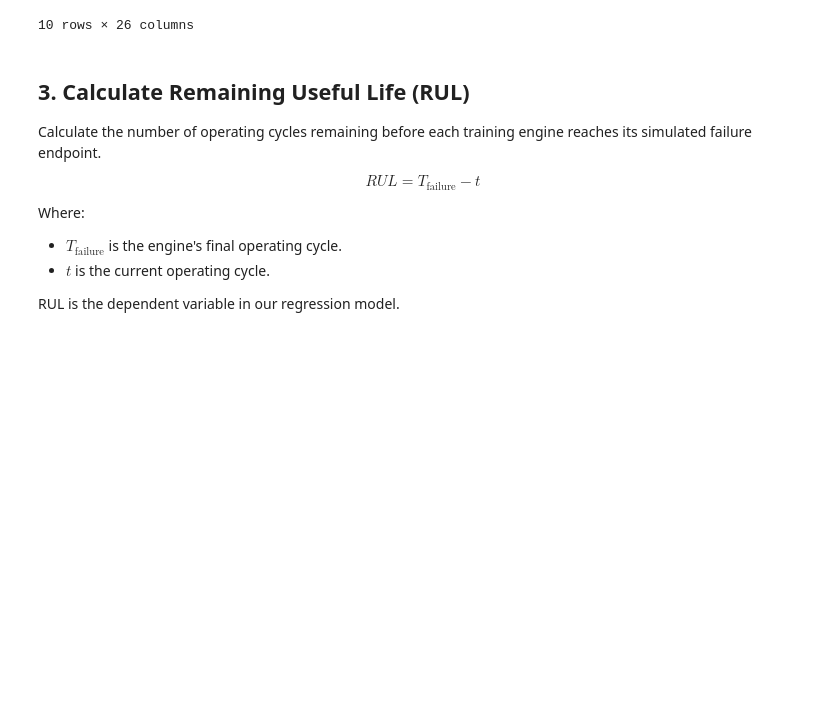
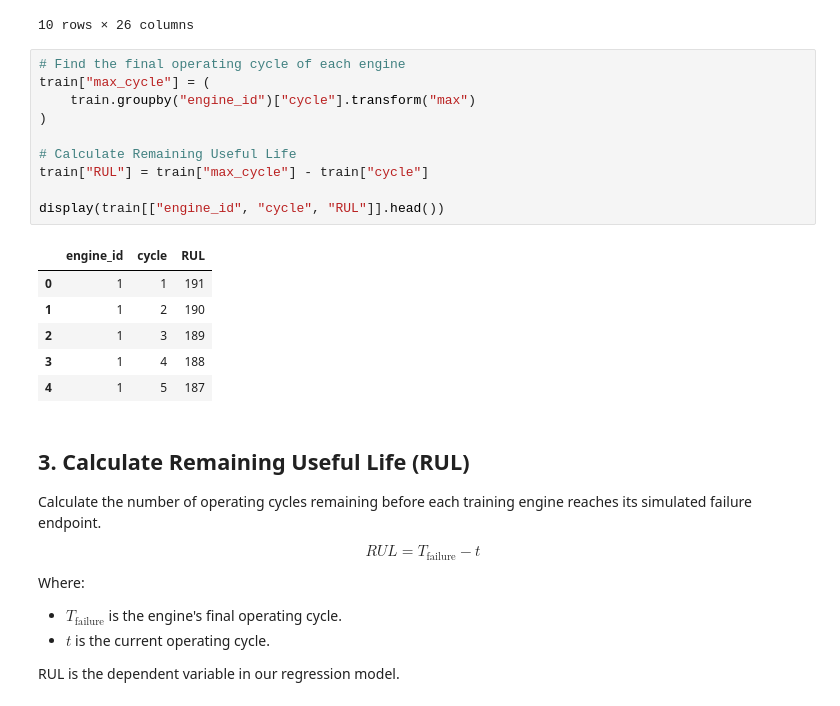
Before and after one commit to mmm1602/jet-engine-rul, a Jupyter notebook: notebooks/analysis.ipynb, the cells around one changed output. Cells and saved outputs as stored; diff of their text form; blank space fills up the shorter version.

```diff
--- a/notebooks/analysis.ipynb
+++ b/notebooks/analysis.ipynb
@@ -48,6 +48,23 @@ Number of engines: 100
 | 8 | 1 | 9 | 0.0008 | 0.0001 | 100.0 | 518.67 | 642.12 | 1590.98 | 1394.80 | 14.62 | ... |
 | 9 | 1 | 10 | -0.0033 | 0.0001 | 100.0 | 518.67 | 641.71 | 1591.24 | 1400.46 | 14.62 | ... |
 10 rows × 26 columns
+# %%
+# Find the final operating cycle of each engine
+train["max_cycle"] = (
+    train.groupby("engine_id")["cycle"].transform("max")
+)
+
+# Calculate Remaining Useful Life
+train["RUL"] = train["max_cycle"] - train["cycle"]
+
+display(train[["engine_id", "cycle", "RUL"]].head())
+# %% [output]
+|  | engine_id | cycle | RUL |
+| 0 | 1 | 1 | 191 |
+| 1 | 1 | 2 | 190 |
+| 2 | 1 | 3 | 189 |
+| 3 | 1 | 4 | 188 |
+| 4 | 1 | 5 | 187 |
 # %% [markdown]
 
 ## 3. Calculate Remaining Useful Life (RUL)
```
Also changed, not shown: parts of 32 cells of this notebook.
